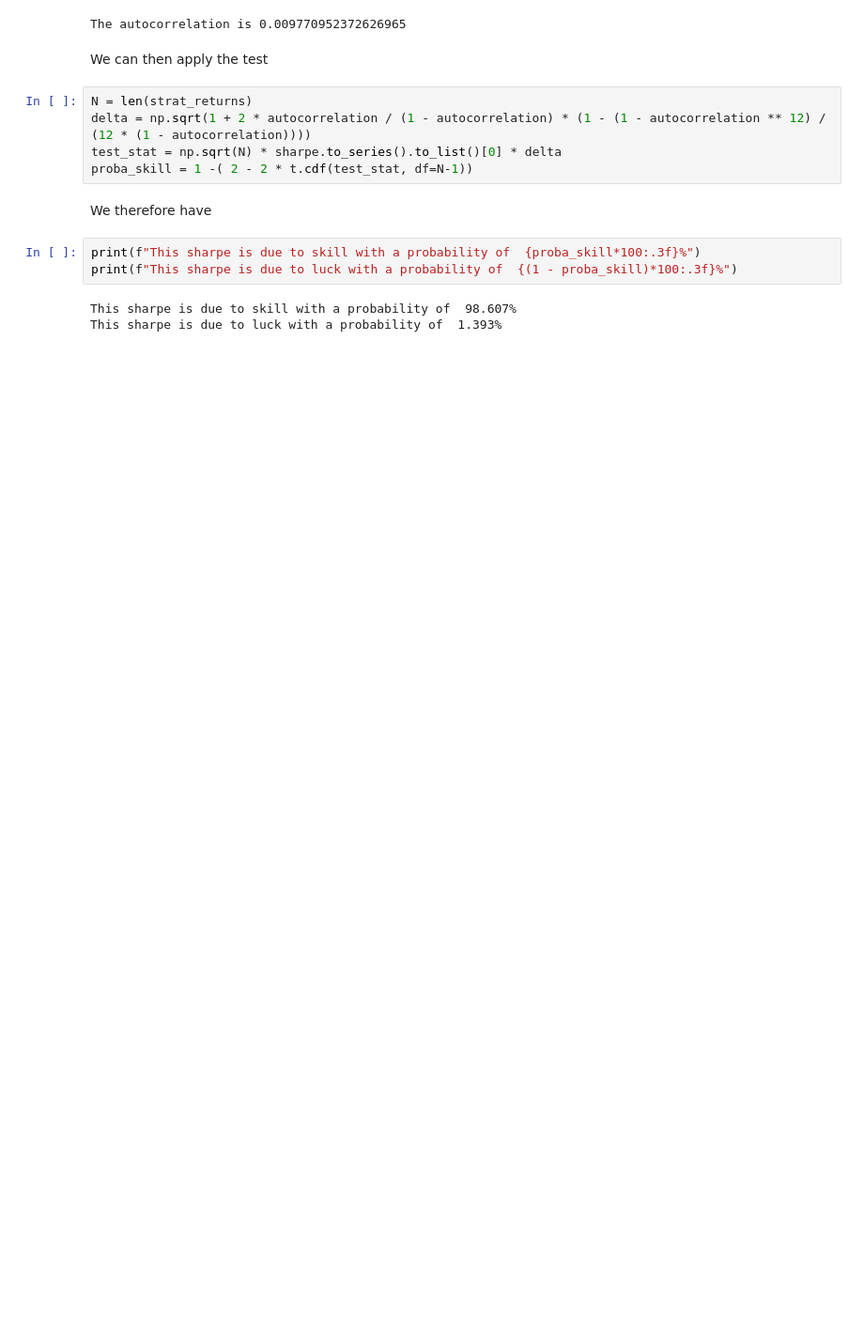
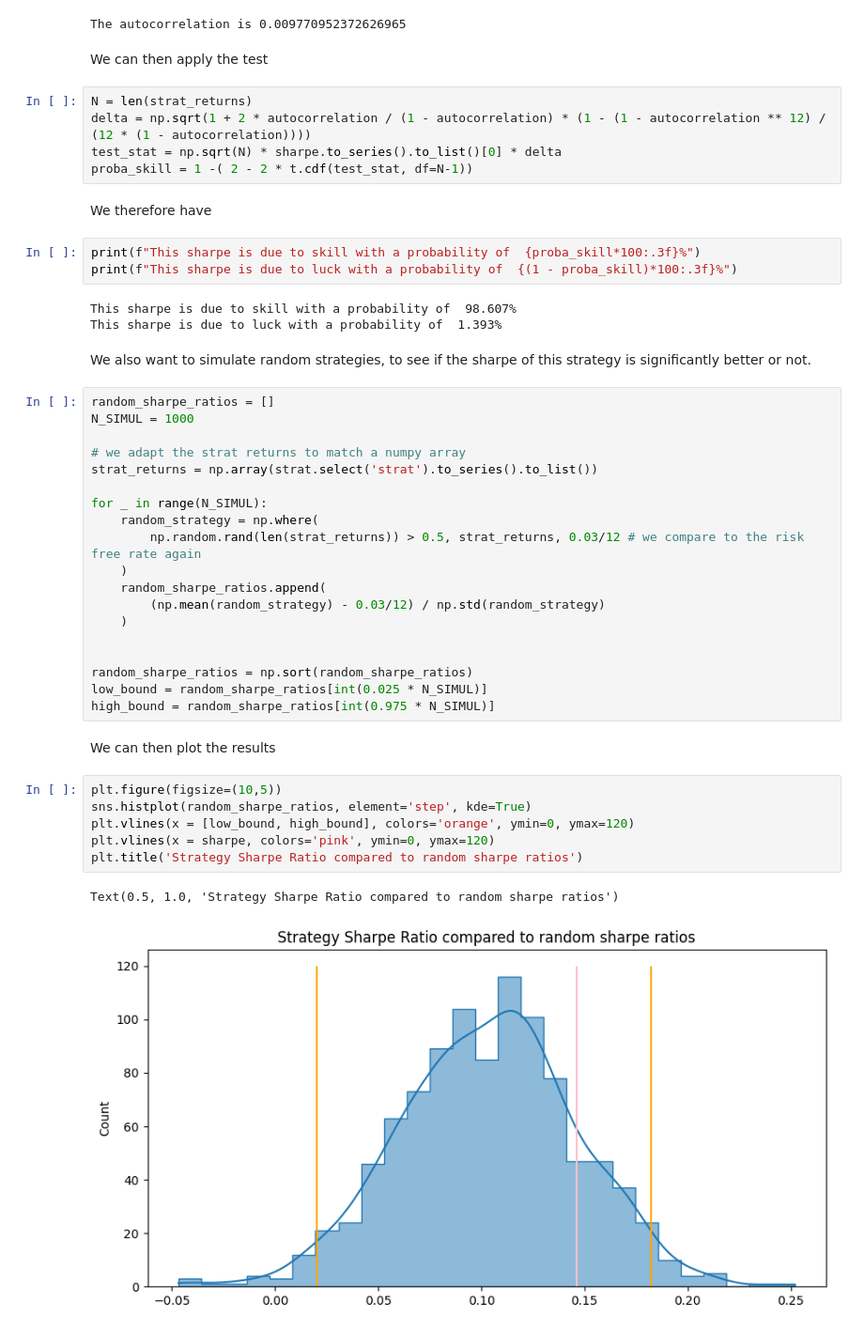
Before and after one commit to faunebl/core_equity_factors, a Jupyter notebook: src/main.ipynb, the cells around one changed output. Shown at 94% size. Cells and saved outputs as stored; diff of their text form; blank space fills up the shorter version.

Commit message:
adding comparison to random

```diff
--- a/src/main.ipynb
+++ b/src/main.ipynb
@@ -786,3 +786,35 @@ print(f"This sharpe is due to luck with a probability of  {(1 - proba_skill)*100
 # %% [output]
 This sharpe is due to skill with a probability of  98.607%
 This sharpe is due to luck with a probability of  1.393%
+# %% [markdown]
+We also want to simulate random strategies, to see if the sharpe of this strategy is significantly better or not.
+# %%
+random_sharpe_ratios = []
+N_SIMUL = 1000
+
+# we adapt the strat returns to match a numpy array
+strat_returns = np.array(strat.select('strat').to_series().to_list())
+
+for _ in range(N_SIMUL):
+    random_strategy = np.where(
+        np.random.rand(len(strat_returns)) > 0.5, strat_returns, 0.03/12 # we compare to the risk free rate again
+    )
+    random_sharpe_ratios.append(
+        (np.mean(random_strategy) - 0.03/12) / np.std(random_strategy)
+    )
+
+
+random_sharpe_ratios = np.sort(random_sharpe_ratios)
+low_bound = random_sharpe_ratios[int(0.025 * N_SIMUL)]
+high_bound = random_sharpe_ratios[int(0.975 * N_SIMUL)]
+# %% [markdown]
+We can then plot the results
+# %%
+plt.figure(figsize=(10,5))
+sns.histplot(random_sharpe_ratios, element='step', kde=True)
+plt.vlines(x = [low_bound, high_bound], colors='orange', ymin=0, ymax=120)
+plt.vlines(x = sharpe, colors='pink', ymin=0, ymax=120)
+plt.title('Strategy Sharpe Ratio compared to random sharpe ratios')
+# %% [output]
+Text(0.5, 1.0, 'Strategy Sharpe Ratio compared to random sharpe ratios')
+[figure, added]
```
Also changed, not shown: parts of 2 cells of this notebook.
